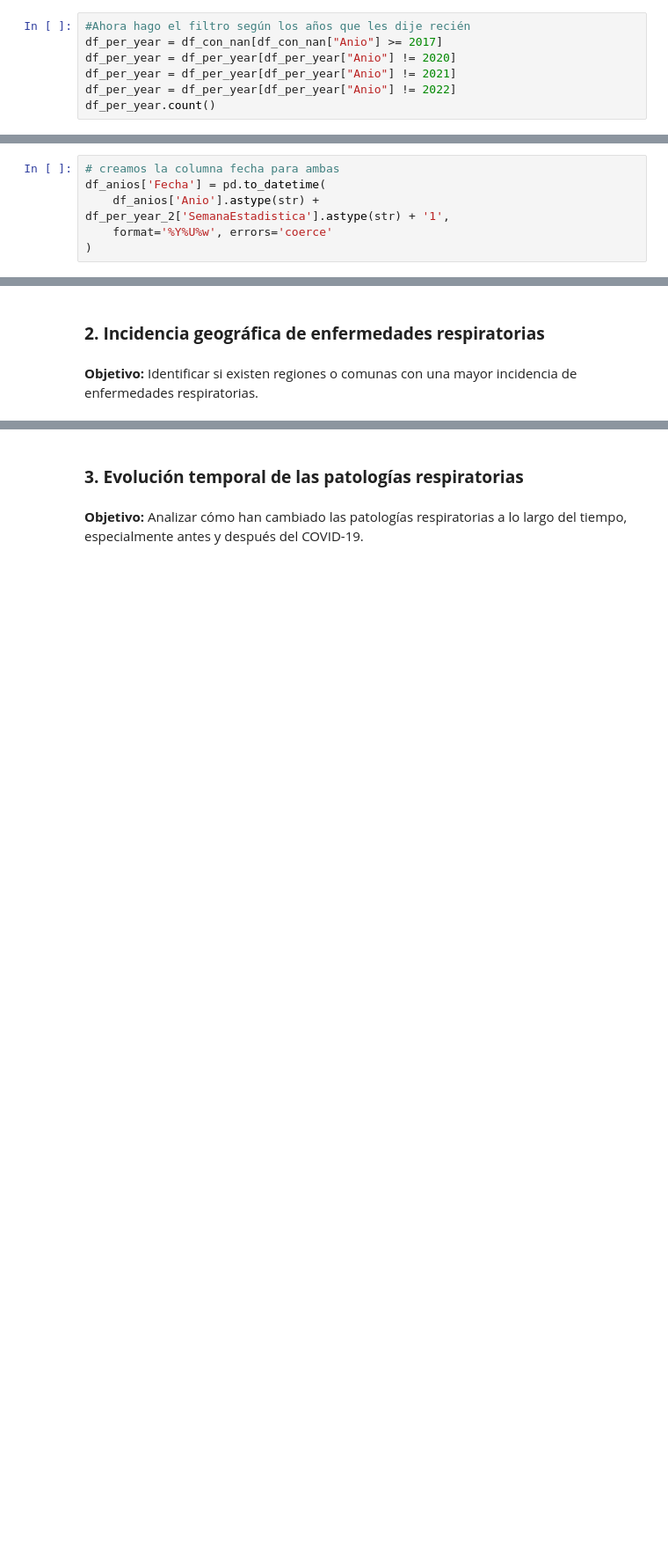
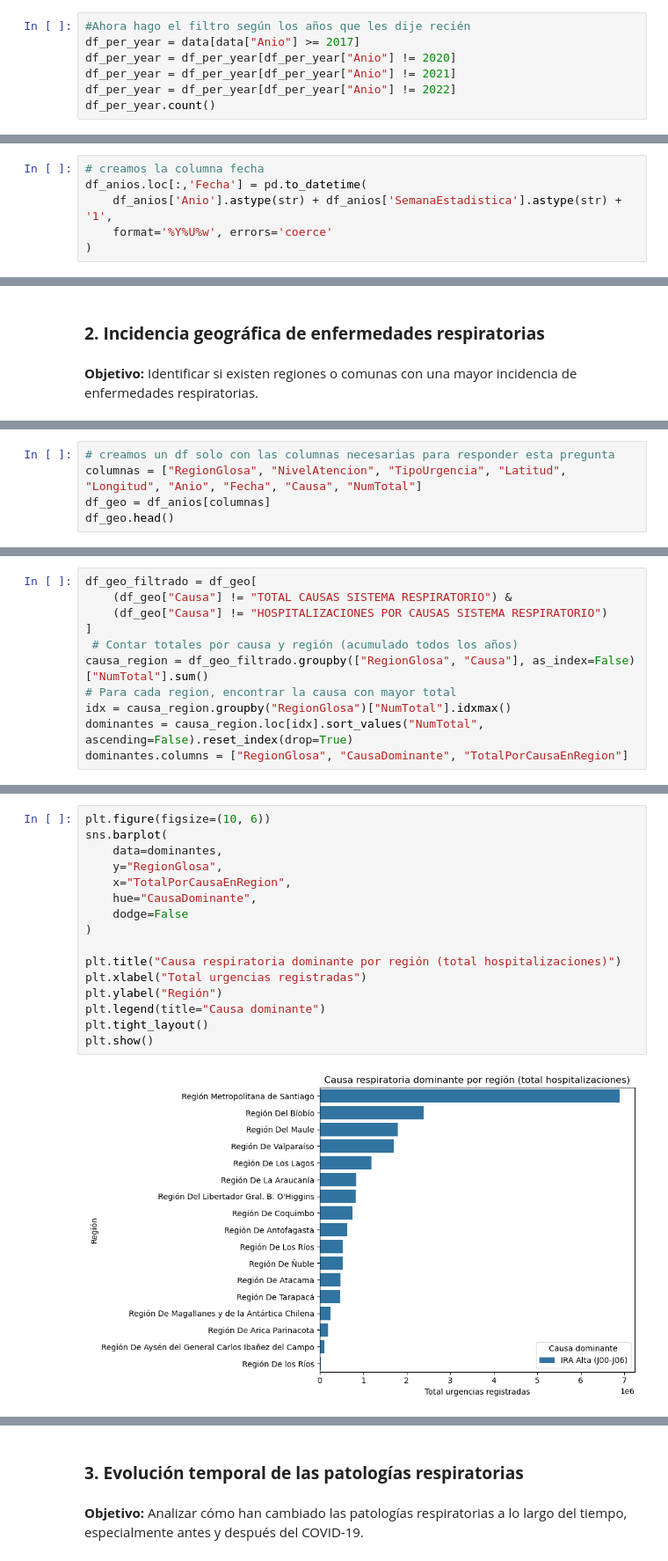
Before and after one commit to JoabVJ/project-imt2200, a Jupyter notebook: Entrega inicial/notebooks/01_EDA_enfermedades_respiratorias.ipynb, the cells around one changed output, grey strips where cells are left out. Shown at 88% size. Cells and saved outputs as stored; diff of their text form; blank space fills up the shorter version.

Commit message:
pregunta 2 lista

```diff
--- a/Entrega inicial/notebooks/01_EDA_enfermedades_respiratorias.ipynb
+++ b/Entrega inicial/notebooks/01_EDA_enfermedades_respiratorias.ipynb
@@ -251,7 +252,7 @@ Anio
 Name: count, dtype: int64
 # %%
 #Ahora hago el filtro según los años que les dije recién
-df_per_year = df_con_nan[df_con_nan["Anio"] >= 2017]
+df_per_year = data[data["Anio"] >= 2017]
 df_per_year = df_per_year[df_per_year["Anio"] != 2020]
 df_per_year = df_per_year[df_per_year["Anio"] != 2021]
 df_per_year = df_per_year[df_per_year["Anio"] != 2022]
@@ -418,8 +419,8 @@ Num15a64Anios                 int32
 Num65oMas                     int32
 dtype: object
 # %%
-# creamos la columna fecha para ambas
-df_anios['Fecha'] = pd.to_datetime(
-    df_anios['Anio'].astype(str) + df_per_year_2['SemanaEstadistica'].astype(str) + '1',
+# creamos la columna fecha
+df_anios.loc[:,'Fecha'] = pd.to_datetime(
+    df_anios['Anio'].astype(str) + df_anios['SemanaEstadistica'].astype(str) + '1',
     format='%Y%U%w', errors='coerce'
 )
@@ -587,0 +576,5 @@ recordatorio: crear df causa(contagio o hospitalizacion)-nivel complejidad-año
+# %%
+# creamos un df solo con las columnas necesarias para responder esta pregunta
+columnas = ["RegionGlosa", "NivelAtencion", "TipoUrgencia", "Latitud", "Longitud", "Anio", "Fecha", "Causa", "NumTotal"]
+df_geo = df_anios[columnas]
+df_geo.head()
@@ -587,0 +627,11 @@ recordatorio: crear df causa(contagio o hospitalizacion)-nivel complejidad-año
+# %%
+df_geo_filtrado = df_geo[
+    (df_geo["Causa"] != "TOTAL CAUSAS SISTEMA RESPIRATORIO") &
+    (df_geo["Causa"] != "HOSPITALIZACIONES POR CAUSAS SISTEMA RESPIRATORIO")
+]
+ # Contar totales por causa y región (acumulado todos los años)
+causa_region = df_geo_filtrado.groupby(["RegionGlosa", "Causa"], as_index=False)["NumTotal"].sum()
+# Para cada region, encontrar la causa con mayor total
+idx = causa_region.groupby("RegionGlosa")["NumTotal"].idxmax()
+dominantes = causa_region.loc[idx].sort_values("NumTotal", ascending=False).reset_index(drop=True)
+dominantes.columns = ["RegionGlosa", "CausaDominante", "TotalPorCausaEnRegion"]
@@ -587,0 +662,18 @@ recordatorio: crear df causa(contagio o hospitalizacion)-nivel complejidad-año
+# %%
+plt.figure(figsize=(10, 6))
+sns.barplot(
+    data=dominantes,
+    y="RegionGlosa",
+    x="TotalPorCausaEnRegion",
+    hue="CausaDominante",
+    dodge=False
+)
+
+plt.title("Causa respiratoria dominante por región (total hospitalizaciones)")
+plt.xlabel("Total urgencias registradas")
+plt.ylabel("Región")
+plt.legend(title="Causa dominante")
+plt.tight_layout()
+plt.show()
+# %% [output]
+[figure, added]
```
Also changed, not shown: parts of 35 cells of this notebook.
